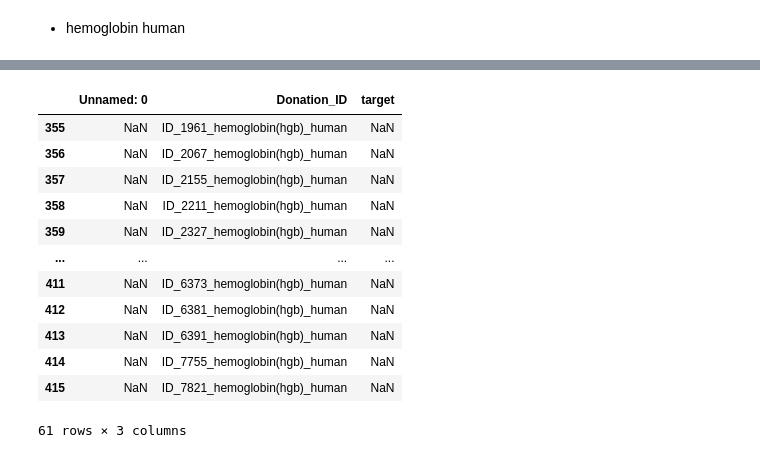
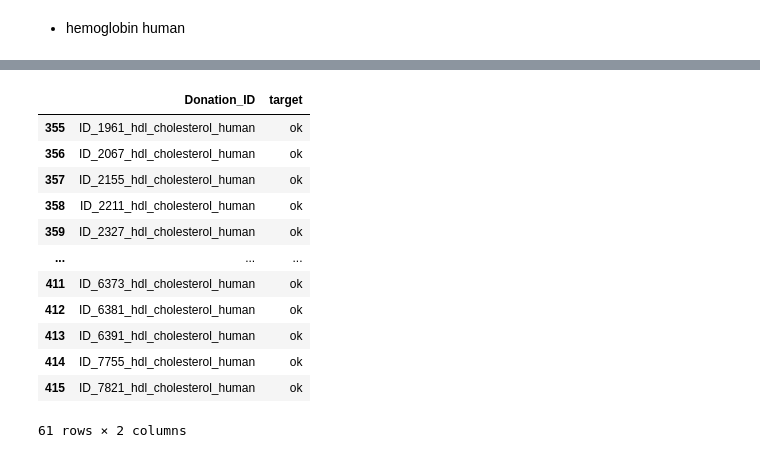
Before and after one commit to Abimbola-ai/Blood-Spectorscopy, a Jupyter notebook: Modelling.ipynb, the cells around one changed output, grey strips where cells are left out. Saved outputs shown, nothing was run; the diff lists cells and outputs as text; code cells hidden in the pictures.

```diff
--- a/Modelling.ipynb
+++ b/Modelling.ipynb
@@ -201,0 +474,12 @@ Name: hemoglobin_hgb_human, dtype: int64
+# %%
+params = {'C':[10**i for i in range(-4,5)], 'kernel':['linear','poly','sigmoid','rbf']}
+svc_model_ldl = SVC(class_weight='balanced', random_state=seed, probability=True)
+svc_clf_ldl = hyperparameter_model(svc_model_ldl, params,df_train,y_cholesterol_ldl_human)
+print(svc_clf_ldl.best_params_)
+svc_clf_ldl = SVC(**svc_clf_ldl.best_params_,random_state=seed,probability=True)
+svc_clf_ldl.fit(df_trainu,y_cholesterol_ldl_human)
+
+cholesterol_ldl_human = rf_clf_ldl.predict(X_test)
+test['cholesterol_ldl_human'] = cholesterol_ldl_human.astype(str)
+test['cholesterol_ldl_human'] = test['cholesterol_ldl_human'].replace(reverse_mapping)
+test['cholesterol_ldl_human'].value_counts()
@@ -201,0 +491,12 @@ Name: hemoglobin_hgb_human, dtype: int64
+# %%
+params = {'C':[10**i for i in range(-4,5)], 'kernel':['linear','poly','sigmoid','rbf']}
+svc_model_hdl = SVC(class_weight='balanced', random_state=seed, probability=True)
+svc_clf_hdl = hyperparameter_model(svc_model_hdl, params,df_train,y_hdl_cholesterol_human)
+print(svc_clf_hdl.best_params_)
+svc_clf_hdl = SVC(**svc_clf_hdl.best_params_,random_state=seed,probability=True)
+svc_clf_hdl.fit(df_trainu,y_hdl_cholesterol_human)
+
+hdl_cholesterol_human = rf_clf_hdl.predict(X_test)
+test['hdl_cholesterol_human'] = hdl_cholesterol_human.astype(str)
+test['hdl_cholesterol_human'] = test['hdl_cholesterol_human'].replace(reverse_mapping)
+test['hdl_cholesterol_human'].value_counts()
@@ -201,0 +507,12 @@ Name: hemoglobin_hgb_human, dtype: int64
+# %%
+params = {'C':[10**i for i in range(-4,5)], 'kernel':['linear','poly','sigmoid','rbf']}
+svc_model_hgb = SVC(class_weight='balanced', random_state=seed, probability=True)
+svc_clf_hgb = hyperparameter_model(svc_model_hgb, params,df_train,y_hemoglobin_hgb_human)
+print(svc_clf_hgb.best_params_)
+svc_clf_hgb = SVC(**svc_clf_hgb.best_params_,random_state=seed,probability=True)
+svc_clf_hgb.fit(df_trainu,y_hemoglobin_hgb_human)
+
+hemoglobin_hgb_human = svc_clf_hgb.predict(X_test)
+test['hemoglobin_hgb_human'] = hemoglobin_hgb_human.astype(str)
+test['hemoglobin_hgb_human'] = test['hemoglobin_hgb_human'].replace(reverse_mapping)
+test['hemoglobin_hgb_human'].value_counts()
@@ -204,3 +536,5 @@ maindir = "/Users/Abimbola/Documents/MSc Computer Science/Semester 2/Computer sc
 ss =  maindir+"/Updated_Sample_Submission.csv"
 ss = pd.read_csv(ss)
 ss.head()
+
+ss = ss.drop(['Unnamed: 0'], axis= 1)
@@ -229,21 +556,21 @@ sample_hemo = pd.DataFrame(columns = ss.columns)
 # %%
 sample_hemo[['Donation_ID', 'target']] = test.progress_apply(transform_hemo, axis = 1)
 # %%
-sample_hemo
+sample_c_hdl
 # %% [output]
-|  | Unnamed: 0 | Donation_ID | target |
-| 355 | NaN | ID_1961_hemoglobin(hgb)_human | NaN |
-| 356 | NaN | ID_2067_hemoglobin(hgb)_human | NaN |
-| 357 | NaN | ID_2155_hemoglobin(hgb)_human | NaN |
-| 358 | NaN | ID_2211_hemoglobin(hgb)_human | NaN |
-| 359 | NaN | ID_2327_hemoglobin(hgb)_human | NaN |
-| ... | ... | ... | ... |
-| 411 | NaN | ID_6373_hemoglobin(hgb)_human | NaN |
-| 412 | NaN | ID_6381_hemoglobin(hgb)_human | NaN |
-| 413 | NaN | ID_6391_hemoglobin(hgb)_human | NaN |
-| 414 | NaN | ID_7755_hemoglobin(hgb)_human | NaN |
-| 415 | NaN | ID_7821_hemoglobin(hgb)_human | NaN |
+|  | Donation_ID | target |
+| 355 | ID_1961_hdl_cholesterol_human | ok |
+| 356 | ID_2067_hdl_cholesterol_human | ok |
+| 357 | ID_2155_hdl_cholesterol_human | ok |
+| 358 | ID_2211_hdl_cholesterol_human | ok |
+| 359 | ID_2327_hdl_cholesterol_human | ok |
+| ... | ... | ... |
+| 411 | ID_6373_hdl_cholesterol_human | ok |
+| 412 | ID_6381_hdl_cholesterol_human | ok |
+| 413 | ID_6391_hdl_cholesterol_human | ok |
+| 414 | ID_7755_hdl_cholesterol_human | ok |
+| 415 | ID_7821_hdl_cholesterol_human | ok |
-61 rows × 3 columns
+61 rows × 2 columns
 # %%
 def transform_c_ldl(row):
     return pd.Series([str(row["donation_id"]) + "_cholesterol_ldl_human", row["cholesterol_ldl_human"]])
```
Also changed, not shown: parts of 59 cells of this notebook, 2 other files.
